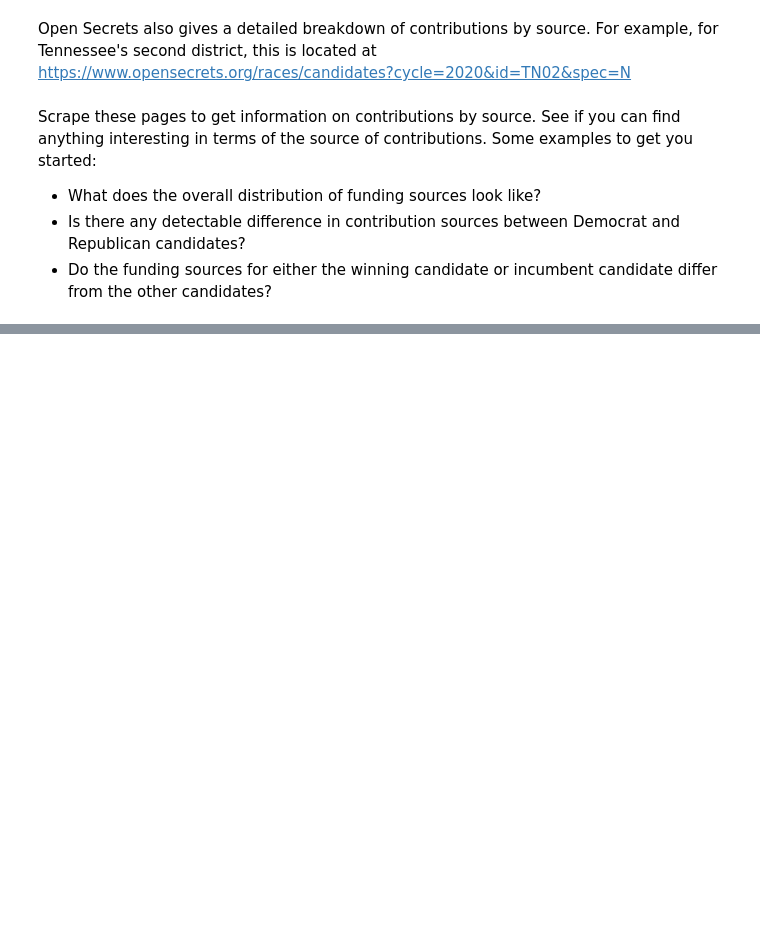
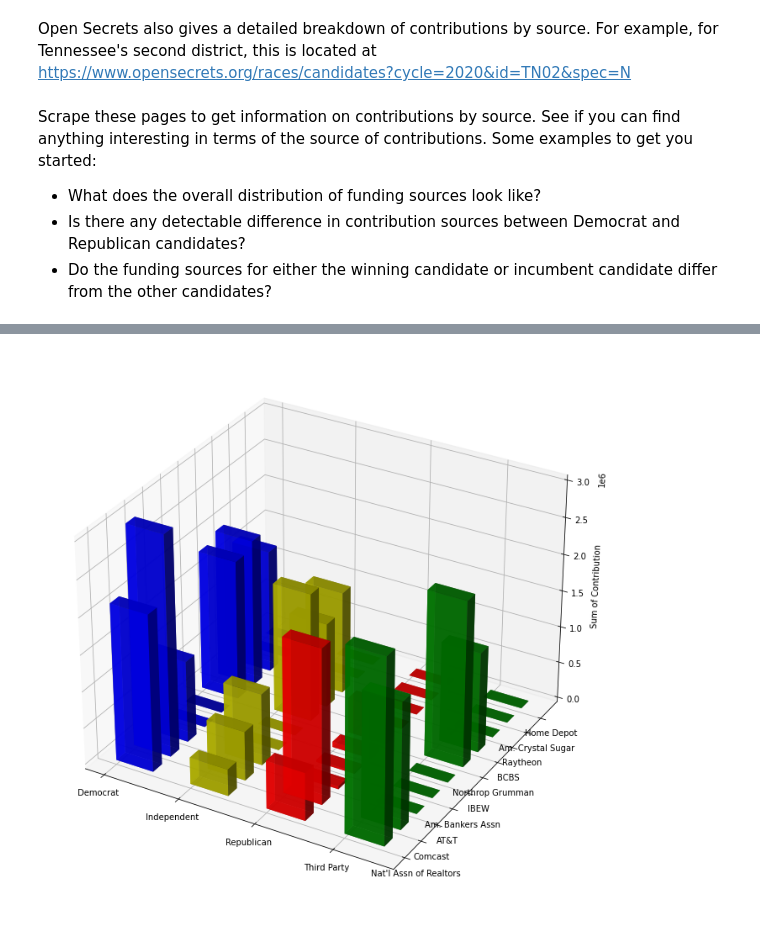
Before and after one commit to nedatahe/webscraping_open_secrets-blue-barracudas-1, a Jupyter notebook: charre2021-Bonus_Questions_Exploration.ipynb, the cells around one changed output, grey strips where cells are left out. Cells and saved outputs as stored; diff of their text form; code cells hidden in the pictures; blank space fills up the shorter version.

Commit message:
3d bar plot, working on Bokeh dashboard

```diff
--- a/charre2021-Bonus_Questions_Exploration.ipynb
+++ b/charre2021-Bonus_Questions_Exploration.ipynb
@@ -24,2 +28,4 @@ pd.set_option('display.max_rows', None)
 # %%
 all_contributions_by_source = pd.read_csv("Write_Data_Here/all_contributions_by_source.csv")
+top_twenty_sources = pd.read_csv("Write_Data_Here/top_twenty_sources.csv")
+print(top_twenty_sources['Contributor'].value_counts().nlargest(25))
@@ -26,3 +50,59 @@ all_contributions_by_source = pd.read_csv("Write_Data_Here/all_contributions_by_
+# %%
+three_d_bar_chart_data = (
+    pd.pivot_table(top_twenty_sources.loc[top_twenty_sources['Contributor'].\
+                                          isin(top_twenty_sources['Contributor'].\
+                                               value_counts().nlargest(10).index.tolist())],
+                   values = 'Total',
+                   index = 'Contributor',
+                   columns = 'Party',
+                   aggfunc = np.sum).fillna(0).astype('int64')
+)
+
+fig = plt.figure(figsize = (15, 12))
+ax1 = fig.add_subplot(111, projection = '3d')
+
+dz = []
+for i in np.arange(0,4,1):
+    for j in np.arange(0,10,1):
+        dz.append(three_d_bar_chart_data\
+                  [three_d_bar_chart_data.columns.tolist()[i]]\
+                  [three_d_bar_chart_data.index.tolist()[j]])
+np.array(dz).ravel()
+
+x3, y3 = (
+    np.meshgrid(np.arange(0,4,1),
+                np.arange(0,10,1))
+)
+x3, y3 = x3.ravel(), y3.ravel()
+
+dx = 0.5
+dy = 0.5
+z3 = np.zeros_like(dz)
+
+color_dict = {0:'b', 1:'y', 2:'r', 3:'g'}
+colormap = [color_dict[i] for i in x3]
+
+ax1.bar3d(x3, y3, z3, dx, dy, dz, alpha = 0.8, color = colormap, shade = True)
+
+ax1.set_zlabel('Sum of Contribution')
+
+ticksx = np.arange(0,4,1)
+plt.xticks(ticksx, three_d_bar_chart_data.columns)
+
+ticksy = np.arange(0,10,1)
+plt.yticks(ticksy, ["Nat'l Assn of Realtors",
+                    'Comcast',
+                    'AT&T',
+                    'Am. Bankers Assn',
+                    'IBEW',
+                    'Northrop Grumman',
+                    'BCBS',
+                    'Raytheon',
+                    'Am. Crystal Sugar',
+                    'Home Depot'])
+plt.show()
+# %% [output]
+[figure, added]
 # %%
 # What does the overall distribution of funding sources look like?
 fig, ax = plt.subplots(figsize = (15, 10))
```
Also changed, not shown: parts of 5 cells of this notebook, 1 other file.
